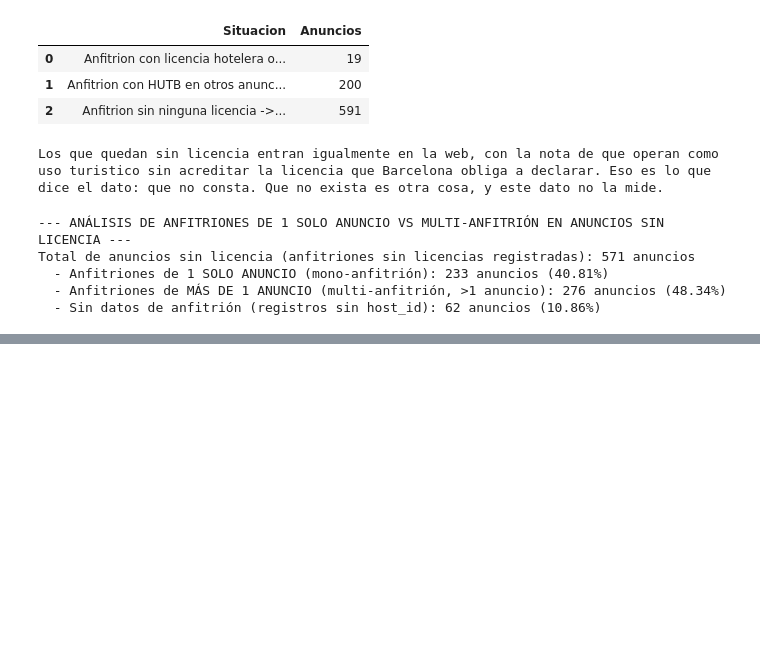
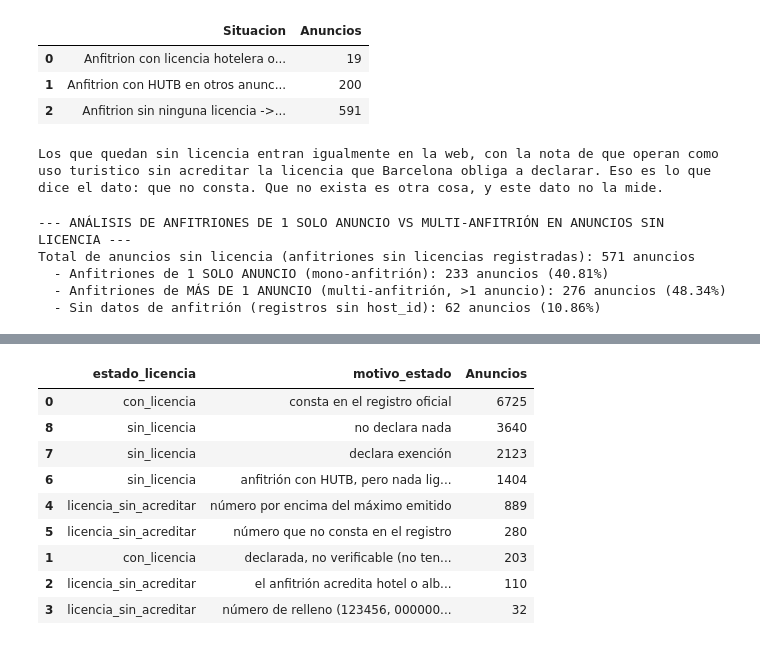
Before and after one commit to Ruthlessallen/Turismo-y-Barcelona, a Jupyter notebook: revisar_airbnb_revisado.ipynb, the cells around one changed output, grey strips where cells are left out. Saved outputs shown, nothing was run; the diff lists cells and outputs as text; code cells hidden in the pictures; blank space fills up the shorter version.

```diff
--- a/revisar_airbnb_revisado.ipynb
+++ b/revisar_airbnb_revisado.ipynb
@@ -2180,0 +2073,75 @@ NOTA QUE DEBE ACOMPAÑAR A ESTAS CIFRAS EN LA WEB
+# %%
+# 30. Clasificación en tres estados
+#
+# La frontera es **declara y cuadra / declara y no cuadra / no declara**:
+#
+# `con_licencia`            declara un número que CONSTA en el registro oficial.
+#
+# `licencia_sin_acreditar`  hay indicio de licencia pero no queda acreditada. Dos casos:
+#                             - declara un número que NO consta en el registro
+#                             - no declara, pero su anfitrión acredita hotel o albergue en otros
+#                               anuncios: un establecimiento publica sus habitaciones por separado
+#                               bajo una única licencia, así que encaja
+#                           No vale ese segundo razonamiento con HUTB: cada una ampara UNA vivienda,
+#                           y que un titular tenga veinte no dice nada sobre el piso veintiuno.
+#
+# `sin_licencia`            no declara nada, o declara una exención, y nada sostiene lo contrario.
+#
+# Los albergues quedan en `con_licencia` aunque no se hayan podido contrastar: cargarles la duda de
+# una carencia nuestra sería atribuirles algo que no hemos mirado. Quedan fuera de la web de todos
+# modos, que se queda solo con vivienda de uso turístico.
+
+import pandas as pd
+
+por_anfitrion = df[df["licencia_norm"].notna()].groupby("host_id")["prefijo"].apply(set)
+hosts_de_establecimiento = {h for h, s in por_anfitrion.items() if s & {"HB", "HCC", "AJ"}}
+hosts_con_hutb = {h for h, s in por_anfitrion.items() if "HUTB" in s}
+
+
+def es_numero_de_relleno(numero):
+    """Todo el mismo dígito, o dígitos correlativos. Nadie teclea 123456 por error."""
+    t = str(numero)
+    return len(set(t)) == 1 or t in "0123456789" or t in "9876543210"
+
+
+def clasificar(fila):
+    norm, pref, consta = fila["licencia_norm"], fila["prefijo"], fila["consta_en_registro"]
+
+    if isinstance(norm, str):
+        numero = int(norm.split("-")[1])
+        if consta is None:
+            return "con_licencia", "declarada, no verificable (no tenemos registro de albergues)"
+        if consta:
+            return "con_licencia", "consta en el registro oficial"
+        if pref == "HUTB" and numero > HUTB_MAXIMO:
+            return "licencia_sin_acreditar", "número por encima del máximo emitido"
+        if es_numero_de_relleno(numero):
+            return "licencia_sin_acreditar", "número de relleno (123456, 000000 y similares)"
+        return "licencia_sin_acreditar", "número que no consta en el registro"
+
+    if fila["host_id"] in hosts_de_establecimiento:
+        return "licencia_sin_acreditar", "el anfitrión acredita hotel o albergue en otros anuncios"
+
+    if fila["host_id"] in hosts_con_hutb:
+        return "sin_licencia", "anfitrión con HUTB, pero nada liga esta vivienda a ninguna"
+
+    texto = fila["licencia_regional"] if isinstance(fila["licencia_regional"], str) else ""
+    if "EXEMPT" in texto.upper():
+        return "sin_licencia", "declara exención"
+
+    return "sin_licencia", "no declara nada"
+
+
+estados = df.apply(clasificar, axis=1, result_type="expand")
+df["estado_licencia"], df["motivo_estado"] = estados[0], estados[1]
+
+print(f"--- CLASIFICACIÓN ({len(df):,} anuncios) ---")
+resumen = df["estado_licencia"].value_counts().reset_index()
+resumen.columns = ["Estado", "Anuncios"]
+resumen["Porcentaje (%)"] = (resumen["Anuncios"] / len(df) * 100).round(2)
+display(resumen)
+
+print("\nPor qué cae cada uno donde cae:")
+display(df.groupby(["estado_licencia", "motivo_estado"]).size()
+        .rename("Anuncios").reset_index().sort_values("Anuncios", ascending=False))
+# %% [output]
@@ -2180,0 +2154,10 @@ NOTA QUE DEBE ACOMPAÑAR A ESTAS CIFRAS EN LA WEB
+|  | estado_licencia | motivo_estado | Anuncios |
+| 0 | con_licencia | consta en el registro oficial | 6725 |
+| 8 | sin_licencia | no declara nada | 3640 |
+| 7 | sin_licencia | declara exención | 2123 |
+| 6 | sin_licencia | anfitrión con HUTB, pero nada lig... | 1404 |
+| 4 | licencia_sin_acreditar | número por encima del máximo emitido | 889 |
+| 5 | licencia_sin_acreditar | número que no consta en el registro | 280 |
+| 1 | con_licencia | declarada, no verificable (no ten... | 203 |
+| 2 | licencia_sin_acreditar | el anfitrión acredita hotel o alb... | 110 |
+| 3 | licencia_sin_acreditar | número de relleno (123456, 000000... | 32 |
```
Also changed, not shown: parts of 8 cells of this notebook, 2 other files.
